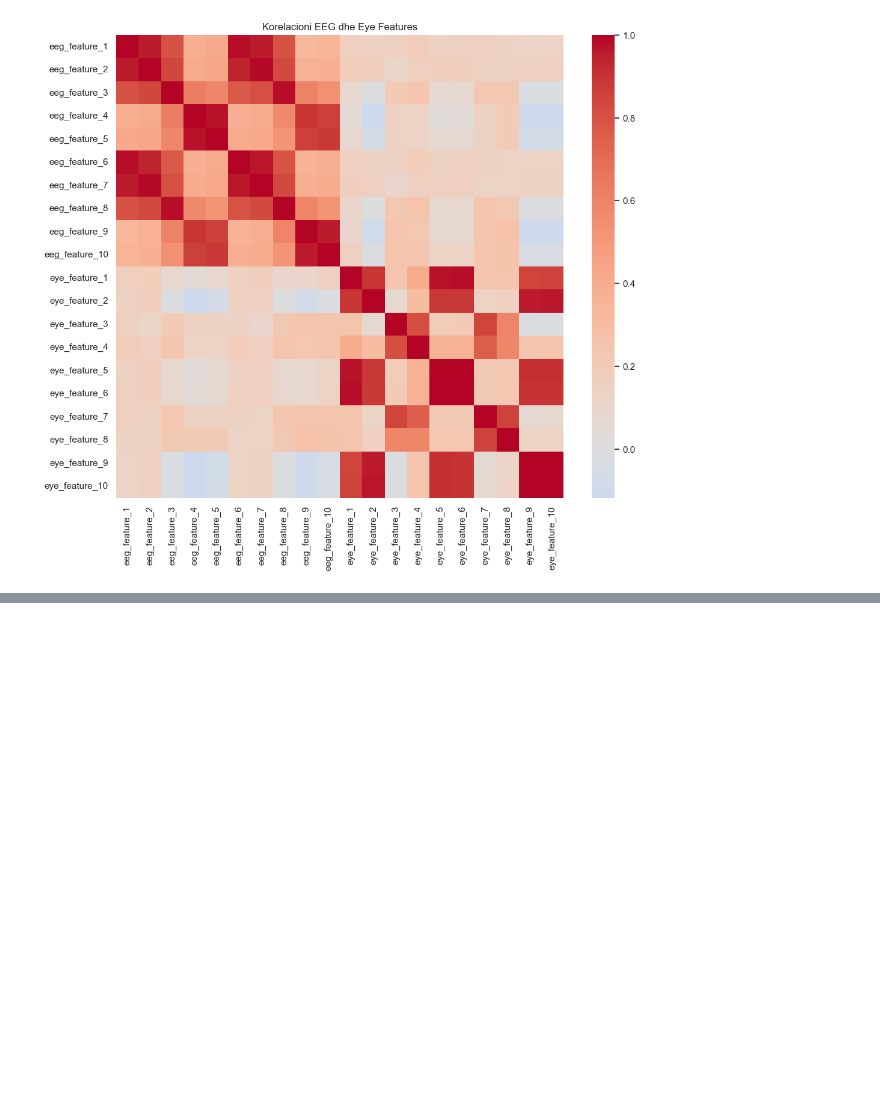
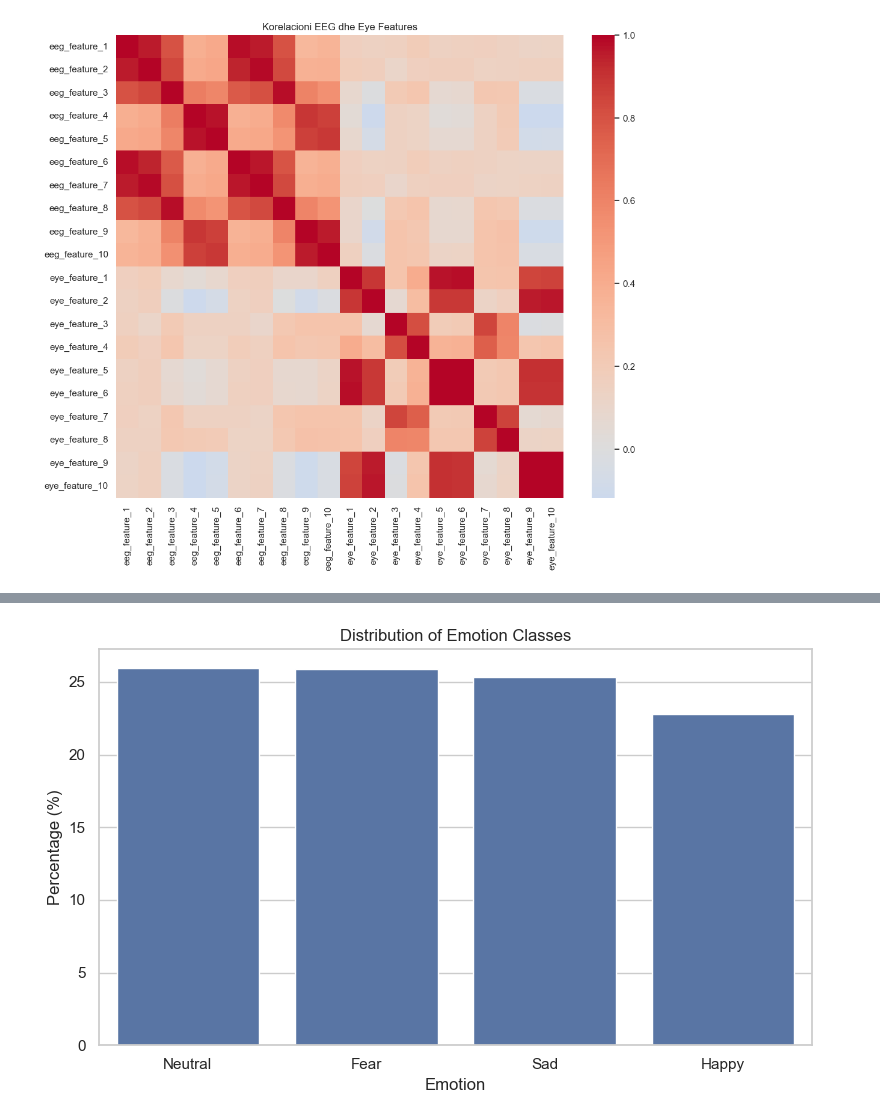
Before and after one commit to Gresita/NeuroSense, a Jupyter notebook: visualizations/visualizations.ipynb, the cells around one changed output, grey strips where cells are left out. Cells and saved outputs as stored; diff of their text form; code cells hidden in the pictures; blank space fills up the shorter version.

```diff
--- a/visualizations/visualizations.ipynb
+++ b/visualizations/visualizations.ipynb
@@ -174,0 +229,26 @@ plt.show()
+# %%
+import seaborn as sns
+import matplotlib.pyplot as plt
+
+emotion_counts = {
+    "Neutral": 25.95,
+    "Fear": 25.91,
+    "Sad": 25.35,
+    "Happy": 22.79
+}
+
+plt.figure(figsize=(8,5))
+
+sns.barplot(
+    x=list(emotion_counts.keys()),
+    y=list(emotion_counts.values())
+)
+
+plt.title("Distribution of Emotion Classes")
+plt.ylabel("Percentage (%)")
+plt.xlabel("Emotion")
+
+plt.tight_layout()
+plt.show()
+# %% [output]
+[figure, added]
```
Also changed, not shown: parts of 3 cells of this notebook, 6 other files.
